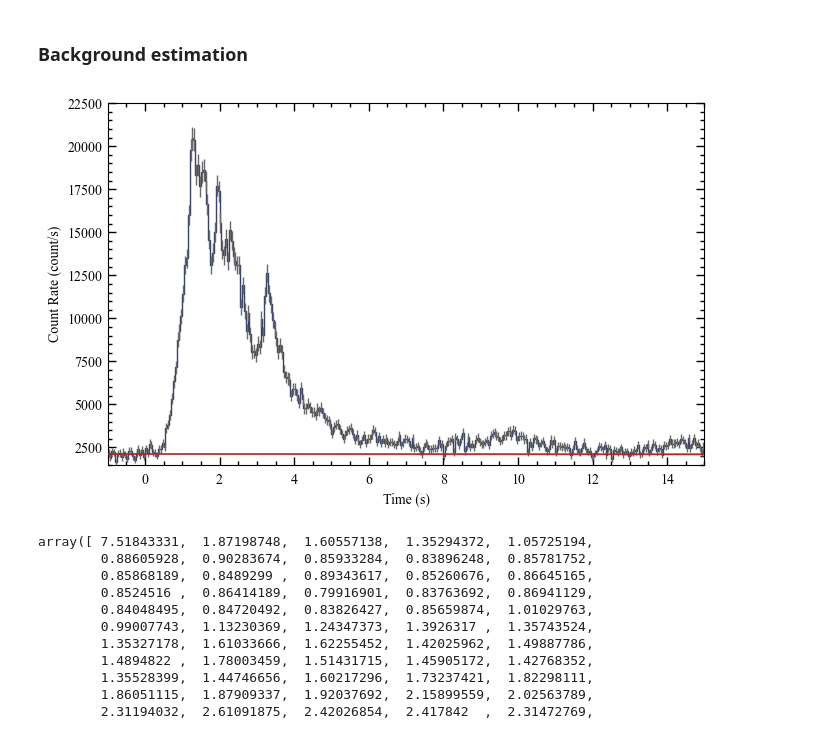
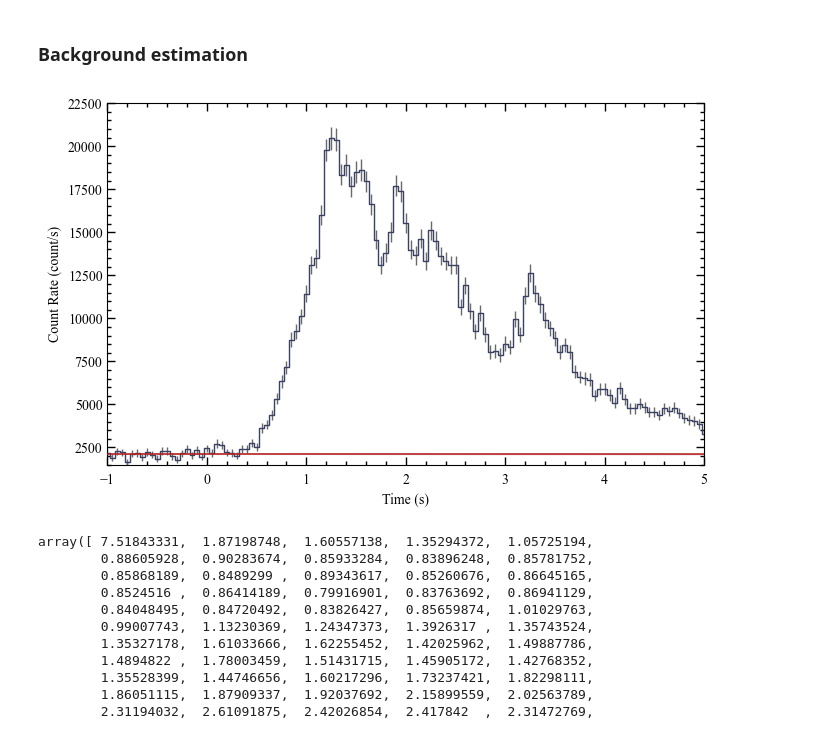
Before and after one commit to AndreasRamsli/GRB, a Jupyter notebook: xspec/FERMI/GRB210619B/GRB210619B_extract_files.ipynb, the cells around one changed output. Saved outputs shown, nothing was run; the diff lists cells and outputs as text; code cells hidden in the pictures.

```diff
--- a/xspec/FERMI/GRB210619B/GRB210619B_extract_files.ipynb
+++ b/xspec/FERMI/GRB210619B/GRB210619B_extract_files.ipynb
@@ -526,7 +526,7 @@ lcplot.xlim = (0,5)
 # %%
 erange = (150,4e4)
 binsize=0.05
-newTTE = createNewTTE(oldTTEObj=tte,tlagg=0.67,
+newTTE = createNewTTE(oldTTEObj=tte,tlagg=finalTlagg,
                       binsize=0.05,
                       unit=unit,
                       obj=GRB_id,
@@ -550,13 +549,13 @@ backfitter.fit(order=2) #increase order to 2 when you have a large interval
 # %%
 bkgd = backfitter.interpolate_bins(phaii.data.tstart, phaii.data.tstop)
 #type(bkgd)
 lc_bkgd = bkgd.integrate_energy(*erange)
 lcplot = Lightcurve(data=lcdata, background=lc_bkgd)
 # zoom in to 5 seconds before to 20 s after the trigger time
-view_range = (-1, 15)
+view_range = (-1, 5)
 lcplot.xlim = view_range
 # %% [output]
-[figure, old version]
+[figure, new version]
 # %%
 # Ok, the fit is done, but how do we know if it is a good fit?  You can return the fit statistic and degrees-of-freedom (DoF) for each energy channel fit, and try to figure out if it's a good fit based on that (Note: not always the best way to go).
 backfitter.statistic/backfitter.dof
```
Also changed, not shown: parts of 2 cells of this notebook, 24 other files.
